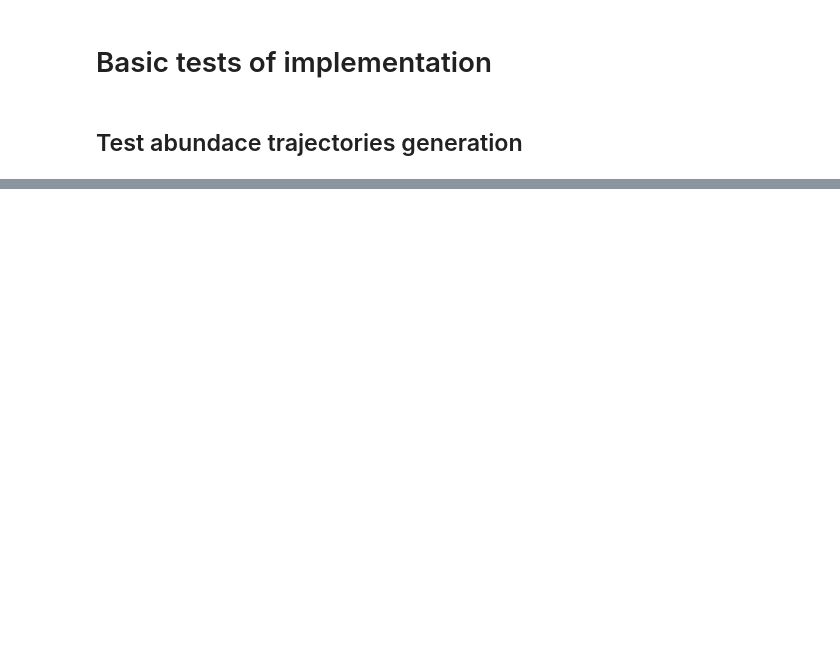
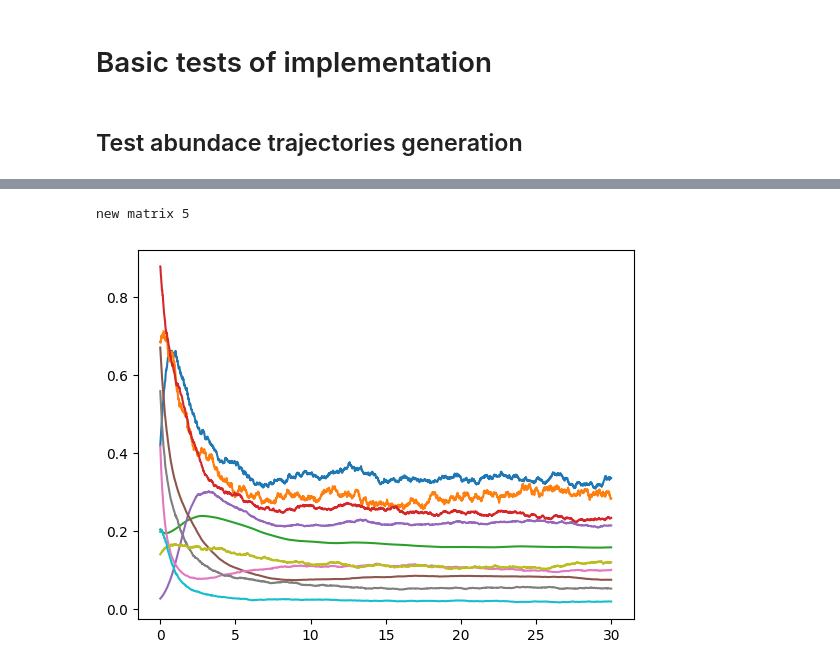
Before and after one commit to joaovaleriano/gLV_OED, a Jupyter notebook: notebooks/testing.ipynb, the cells around one changed output, grey strips where cells are left out. Saved outputs shown, nothing was run; the diff lists cells and outputs as text; code cells hidden in the pictures; blank space fills up the shorter version.

```diff
--- a/notebooks/testing.ipynb
+++ b/notebooks/testing.ipynb
@@ -45,0 +45,28 @@ new matrix 5
+# %%
+n = 10
+seed = 1
+r_max = 1.
+A_diag_std = 1.
+A_off_diag_std = 10.
+
+p = sort_glv_params(n, seed, r_max, A_diag_std, A_off_diag_std)
+
+np.random.seed(seed)
+sig = np.random.uniform(0, 0.1, n)
+
+x0 = np.random.uniform(0, 1, n)
+
+dt = 1e-3
+t_eval = np.arange(0, 30, 1e-2)
+#%%
+
+t0 = 0.
+set_nb_seed(12)
+
+sol = euler_maruyama(glv, t0, x0, p, sig, dt, t_eval)
+
+plt.plot(t_eval, sol)
+plt.show()
+# %% [output]
+new matrix 5
+[figure, added]
```
Also changed, not shown: parts of 2 cells of this notebook.
